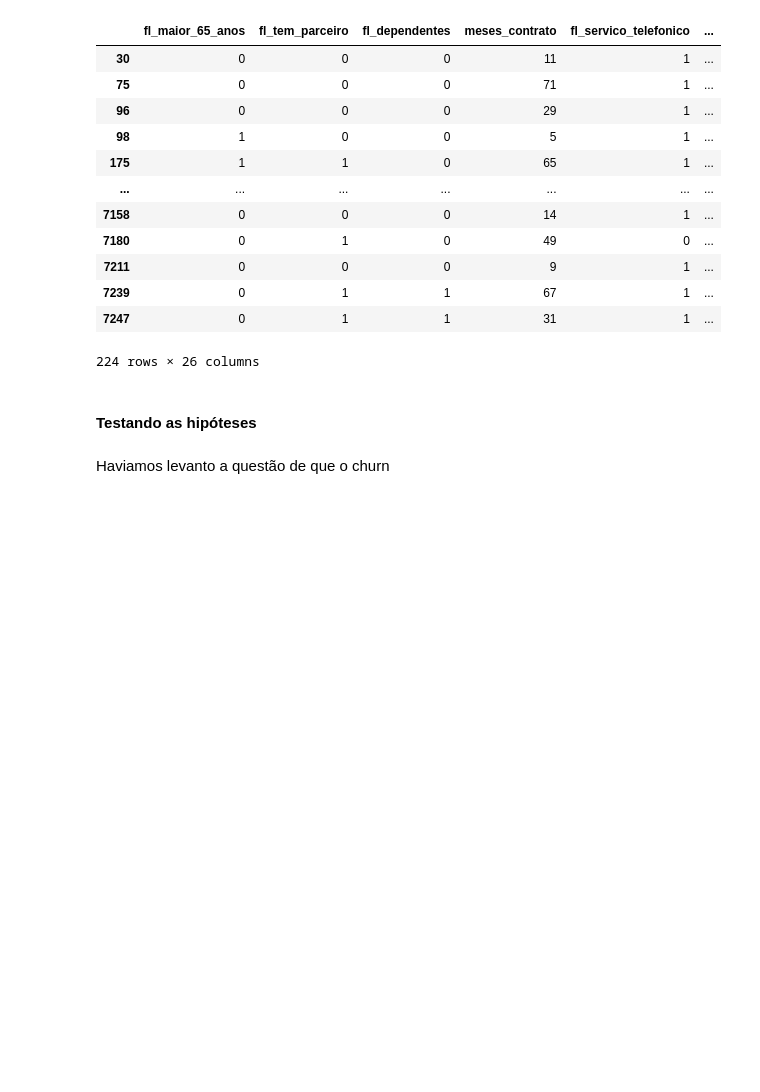
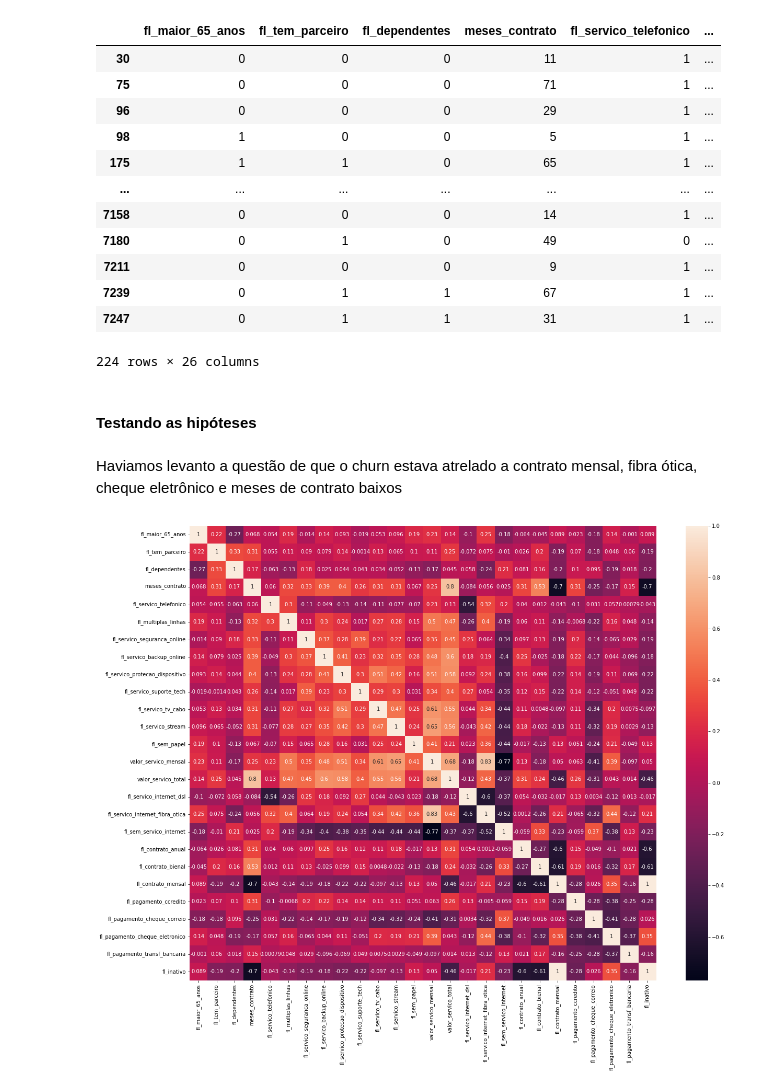
Before and after one commit to exata0mente/Challenge-Data-Science-Allura, a Jupyter notebook: Semana_3/Base de Dados - Machine Learning.ipynb, the cells around one changed output. Drawn from its saved outputs; the diff is of its cells as text; code cells hidden in the pictures; blank space fills up the shorter version.

```diff
--- a/Semana_3/Base de Dados - Machine Learning.ipynb
+++ b/Semana_3/Base de Dados - Machine Learning.ipynb
@@ -441,4 +445,13 @@ dados_pred_avaliar
 # %% [markdown]
 #### Testando as hipóteses
 # %% [markdown]
-Haviamos levanto a questão de que o churn
+Haviamos levanto a questão de que o churn estava atrelado a contrato mensal, fibra ótica, cheque eletrônico e meses de contrato baixos
+# %%
+import matplotlib.pyplot as plt
+
+fig, ax = plt.subplots(figsize=(20, 16))
+
+sns.heatmap(dados_pred_avaliar.corr(), annot=True)
+plt.show()
+# %% [output]
+[figure, added]
```
Also changed, not shown: parts of 13 cells of this notebook, 4 other files.
